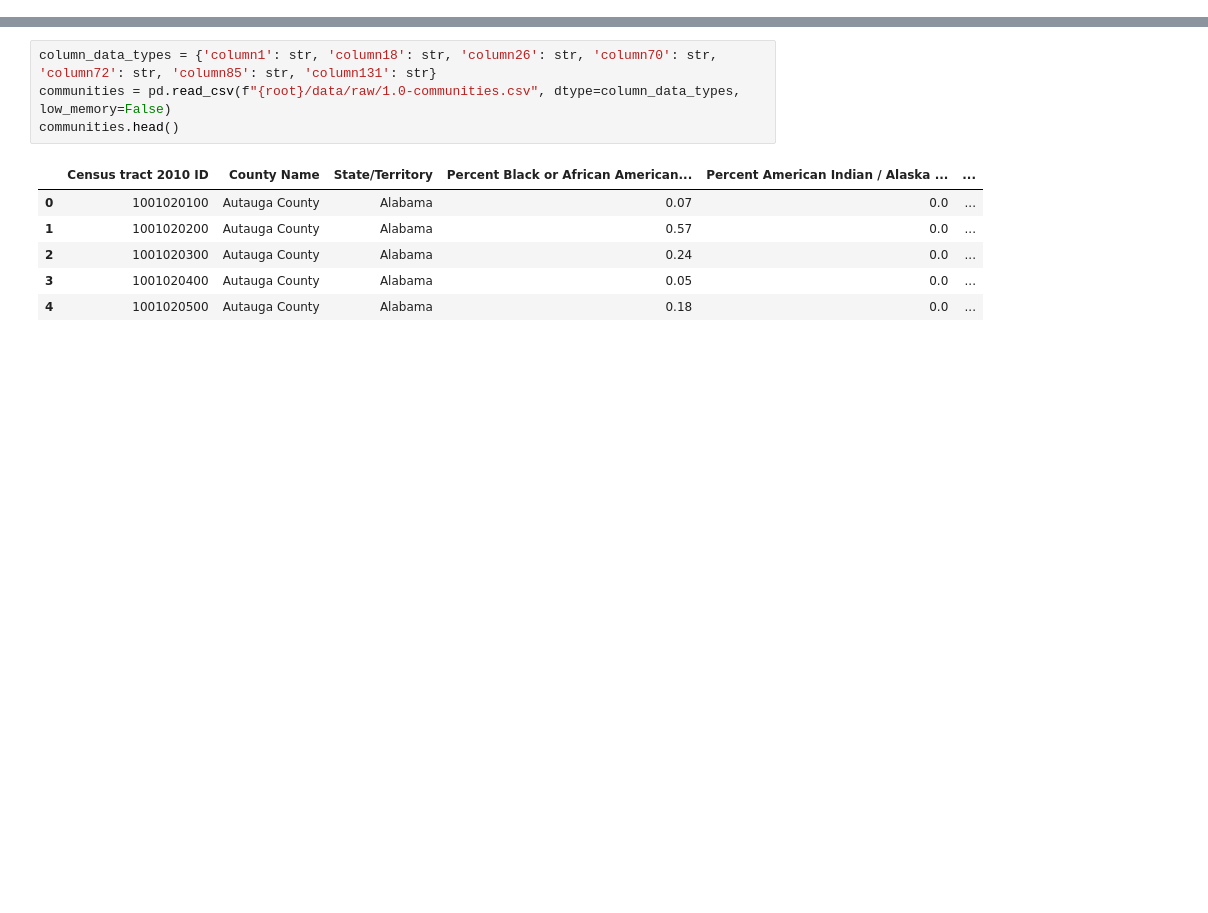
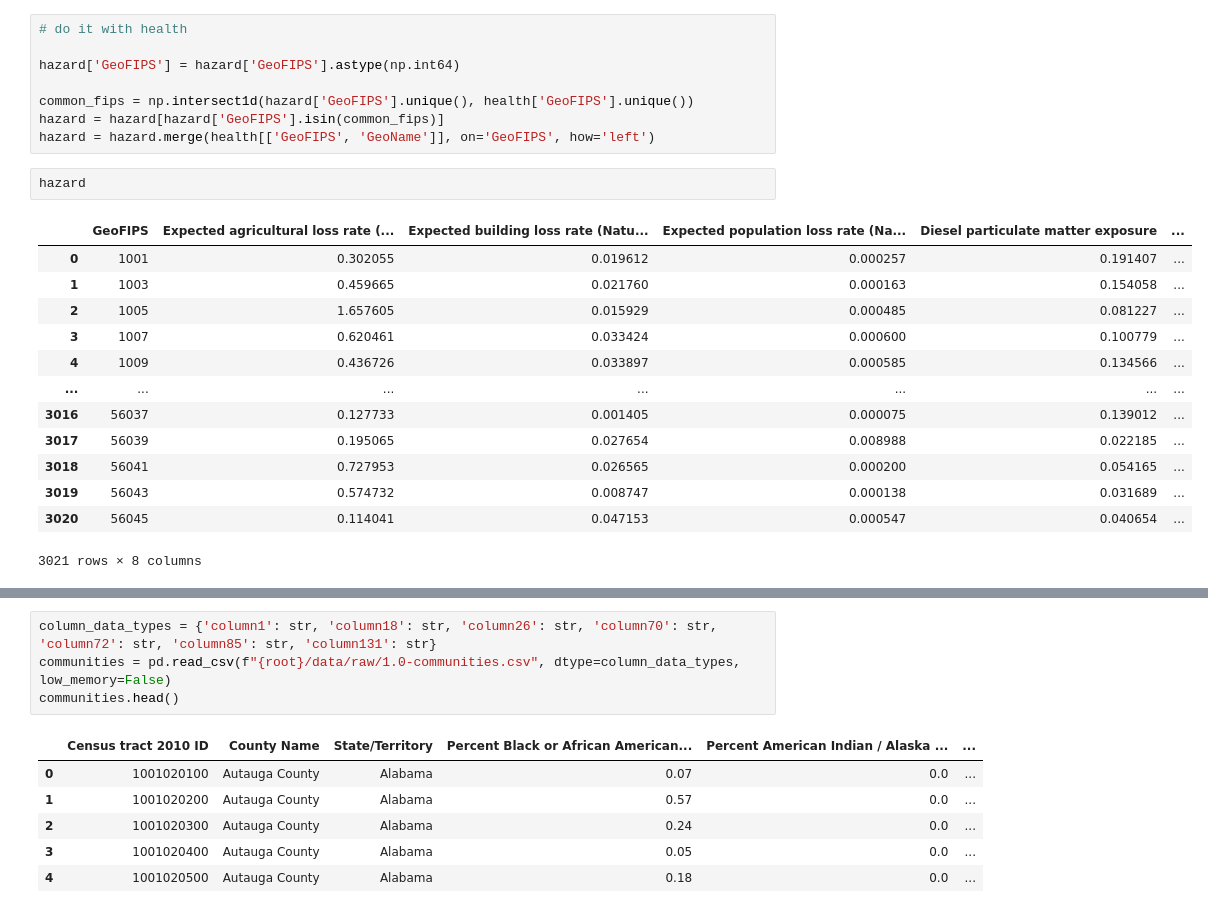
Before and after one commit to BasisResearch/cities, a Jupyter notebook: docs/experimental_notebooks/data_processing/clean_scrapbook.ipynb, the cells around one changed output, grey strips where cells are left out. Drawn from its saved outputs; the diff is of its cells as text; blank space fills up the shorter version.

```diff
--- a/docs/experimental_notebooks/data_processing/clean_scrapbook.ipynb
+++ b/docs/experimental_notebooks/data_processing/clean_scrapbook.ipynb
@@ -41,0 +188,24 @@ root = find_repo_root()
+# %%
+# do it with health
+
+hazard['GeoFIPS'] = hazard['GeoFIPS'].astype(np.int64)
+
+common_fips = np.intersect1d(hazard['GeoFIPS'].unique(), health['GeoFIPS'].unique())
+hazard = hazard[hazard['GeoFIPS'].isin(common_fips)]
+hazard = hazard.merge(health[['GeoFIPS', 'GeoName']], on='GeoFIPS', how='left')
+# %%
+hazard
+# %% [output]
+|  | GeoFIPS | Expected agricultural loss rate (... | Expected building loss rate (Natu... | Expected population loss rate (Na... | Diesel particulate matter exposure | ... |
+| 0 | 1001 | 0.302055 | 0.019612 | 0.000257 | 0.191407 | ... |
+| 1 | 1003 | 0.459665 | 0.021760 | 0.000163 | 0.154058 | ... |
+| 2 | 1005 | 1.657605 | 0.015929 | 0.000485 | 0.081227 | ... |
+| 3 | 1007 | 0.620461 | 0.033424 | 0.000600 | 0.100779 | ... |
+| 4 | 1009 | 0.436726 | 0.033897 | 0.000585 | 0.134566 | ... |
+| ... | ... | ... | ... | ... | ... | ... |
+| 3016 | 56037 | 0.127733 | 0.001405 | 0.000075 | 0.139012 | ... |
+| 3017 | 56039 | 0.195065 | 0.027654 | 0.008988 | 0.022185 | ... |
+| 3018 | 56041 | 0.727953 | 0.026565 | 0.000200 | 0.054165 | ... |
+| 3019 | 56043 | 0.574732 | 0.008747 | 0.000138 | 0.031689 | ... |
+| 3020 | 56045 | 0.114041 | 0.047153 | 0.000547 | 0.040654 | ... |
+3021 rows × 8 columns
```
Also changed, not shown: parts of 27 cells of this notebook, 7 other files.
